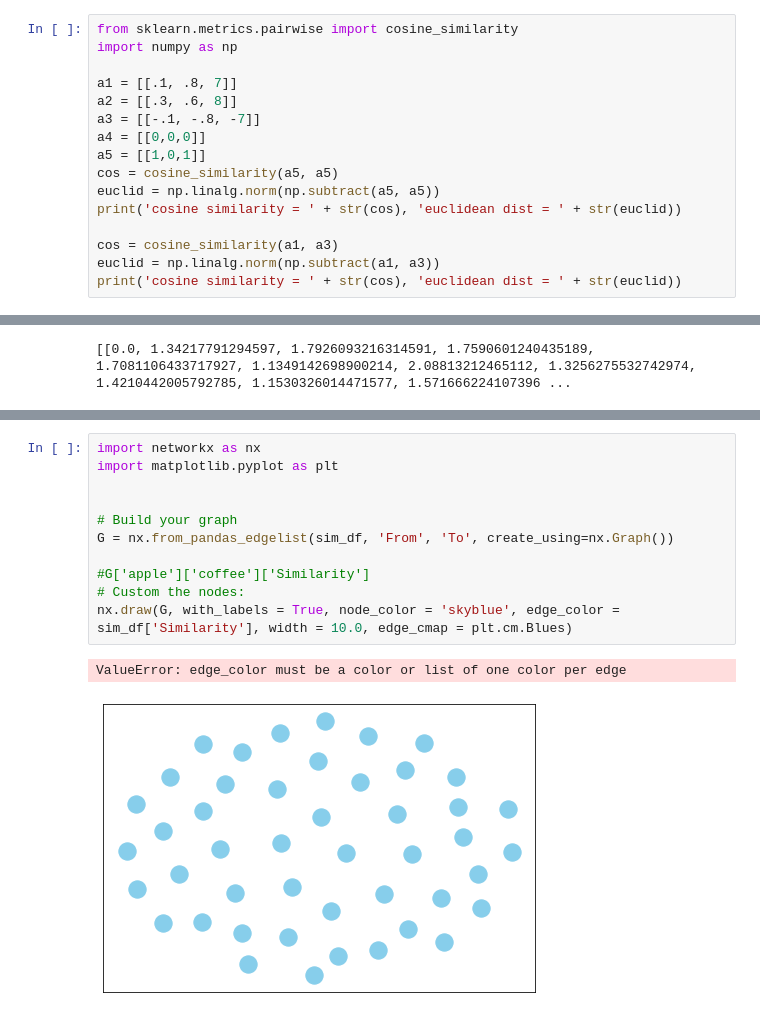
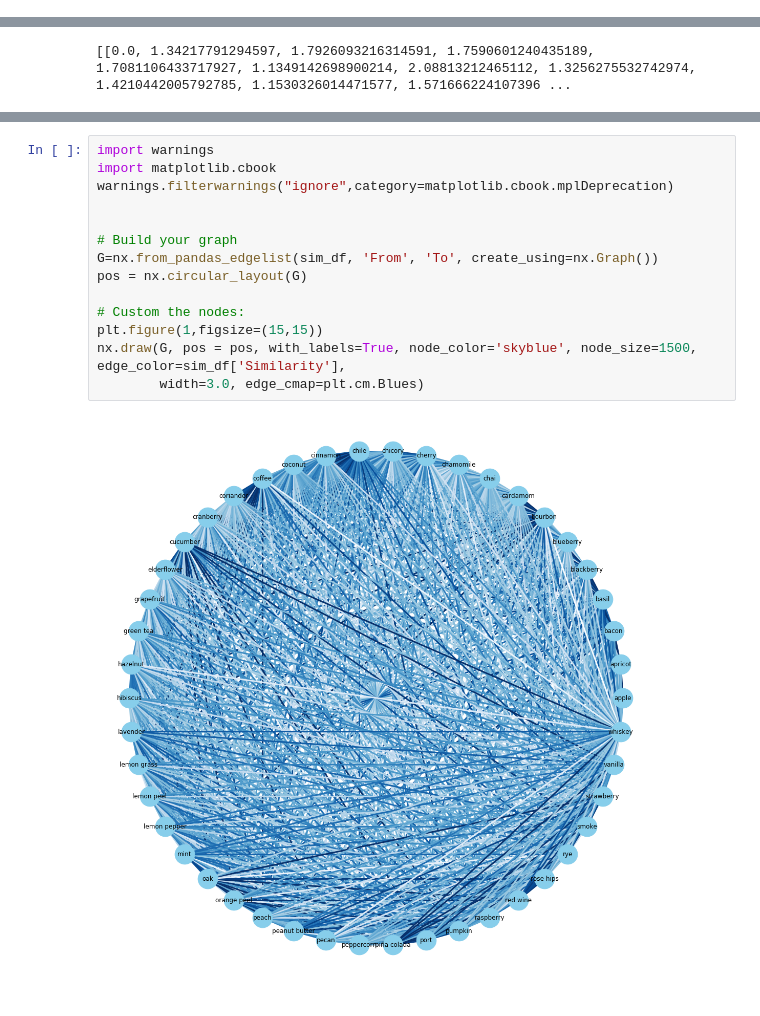
Before and after one commit to SeverineSoltani/Rating_Beer_Styles_and_Additions, a Jupyter notebook: Beers.ipynb, the cells around one changed output, grey strips where cells are left out. Drawn from its saved outputs; the diff is of its cells as text.

```diff
--- a/Beers.ipynb
+++ b/Beers.ipynb
@@ -121,16 +96,0 @@ for each in flavors:
-# %%
-from sklearn.metrics.pairwise import cosine_similarity
-import numpy as np
-
-a1 = [[.1, .8, 7]]
-a2 = [[.3, .6, 8]]
-a3 = [[-.1, -.8, -7]]
-a4 = [[0,0,0]]
-a5 = [[1,0,1]]
-cos = cosine_similarity(a5, a5)
-euclid = np.linalg.norm(np.subtract(a5, a5))
-print('cosine similarity = ' + str(cos), 'euclidean dist = ' + str(euclid))
-
-cos = cosine_similarity(a1, a3)
-euclid = np.linalg.norm(np.subtract(a1, a3))
-print('cosine similarity = ' + str(cos), 'euclidean dist = ' + str(euclid))
@@ -273,14 +143,16 @@ print(sim_df.shape)
 # %%
-import networkx as nx
-import matplotlib.pyplot as plt
+import warnings
+import matplotlib.cbook
+warnings.filterwarnings("ignore",category=matplotlib.cbook.mplDeprecation)
 
 
 # Build your graph
-G = nx.from_pandas_edgelist(sim_df, 'From', 'To', create_using=nx.Graph())
+G=nx.from_pandas_edgelist(sim_df, 'From', 'To', create_using=nx.Graph())
+pos = nx.circular_layout(G)
 
-#G['apple']['coffee']['Similarity']
 # Custom the nodes:
-nx.draw(G, with_labels = True, node_color = 'skyblue', edge_color = sim_df['Similarity'], width = 10.0, edge_cmap = plt.cm.Blues)
+plt.figure(1,figsize=(15,15))
+nx.draw(G, pos = pos, with_labels=True, node_color='skyblue', node_size=1500, edge_color=sim_df['Similarity'],
+        width=3.0, edge_cmap=plt.cm.Blues)
 # %% [output]
-ValueError: edge_color must be a color or list of one color per edge
-[figure, old version]
+[figure, new version]
```
Also changed, not shown: parts of 17 cells of this notebook.
